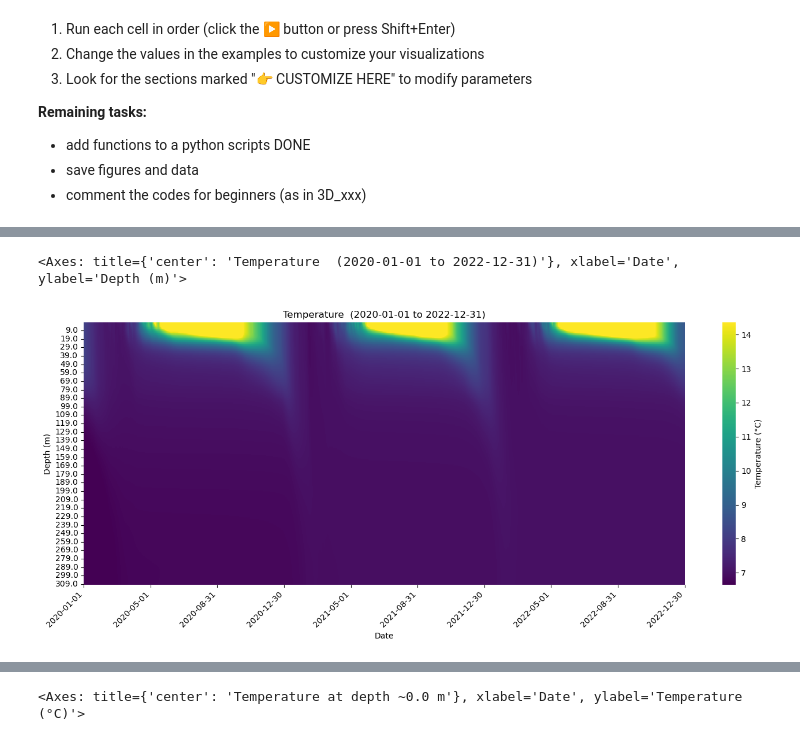
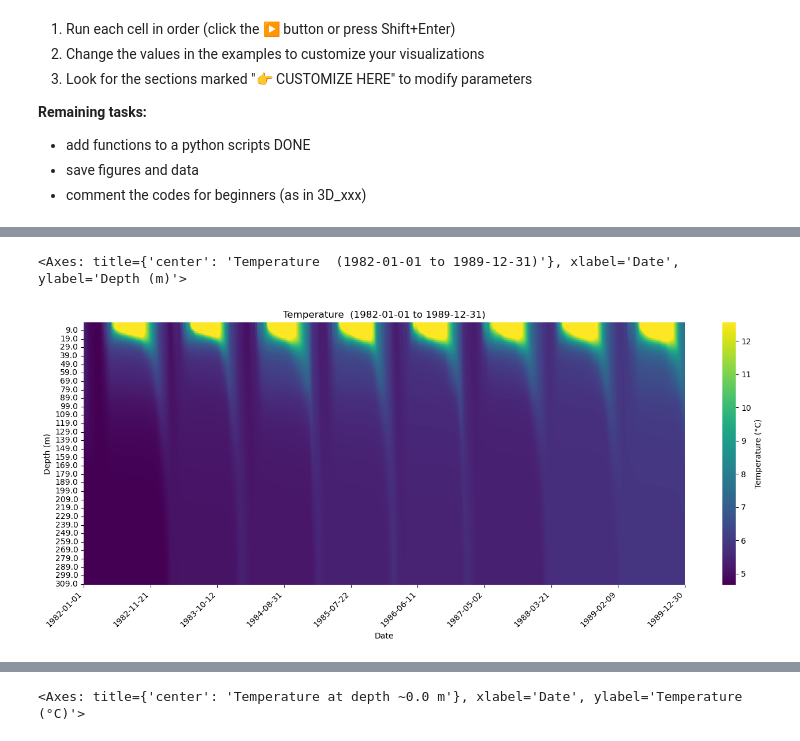
Before and after one commit to damienbouffard/Peak_alplakes, a Jupyter notebook: scripts/1D_visualisation_simstrat.ipynb, the cells around one changed output, grey strips where cells are left out. Cells and saved outputs as stored; diff of their text form; code cells hidden in the pictures.

```diff
--- a/scripts/1D_visualisation_simstrat.ipynb
+++ b/scripts/1D_visualisation_simstrat.ipynb
@@ -71,8 +351,17 @@ df
+# %%
+# Example usage
+url = generate_path_API_1D(
+    model='simstrat',
+    lake='geneva',
+    start='198101010000',
+    stop='202406072300'
+)
+print(url)
 # %%
 # Example usage (uncomment to run):
 #plot_temperature_heatmap(df)                       # plot all data
 # plot_temperature_heatmap(df, years=2024)           # single year
-plot_temperature_heatmap(df, years=(2020,2022))    # time period from 2020 to 2022
+plot_temperature_heatmap(url, years=(1982,1989))    # time period from 2020 to 2022
 # %% [output]
-<Axes: title={'center': 'Temperature  (2020-01-01 to 2022-12-31)'}, xlabel='Date', ylabel='Depth (m)'>
+<Axes: title={'center': 'Temperature  (1982-01-01 to 1989-12-31)'}, xlabel='Date', ylabel='Depth (m)'>
-[figure, old version]
+[figure, new version]
```
Also changed, not shown: parts of 6 cells of this notebook, 2 other files.
